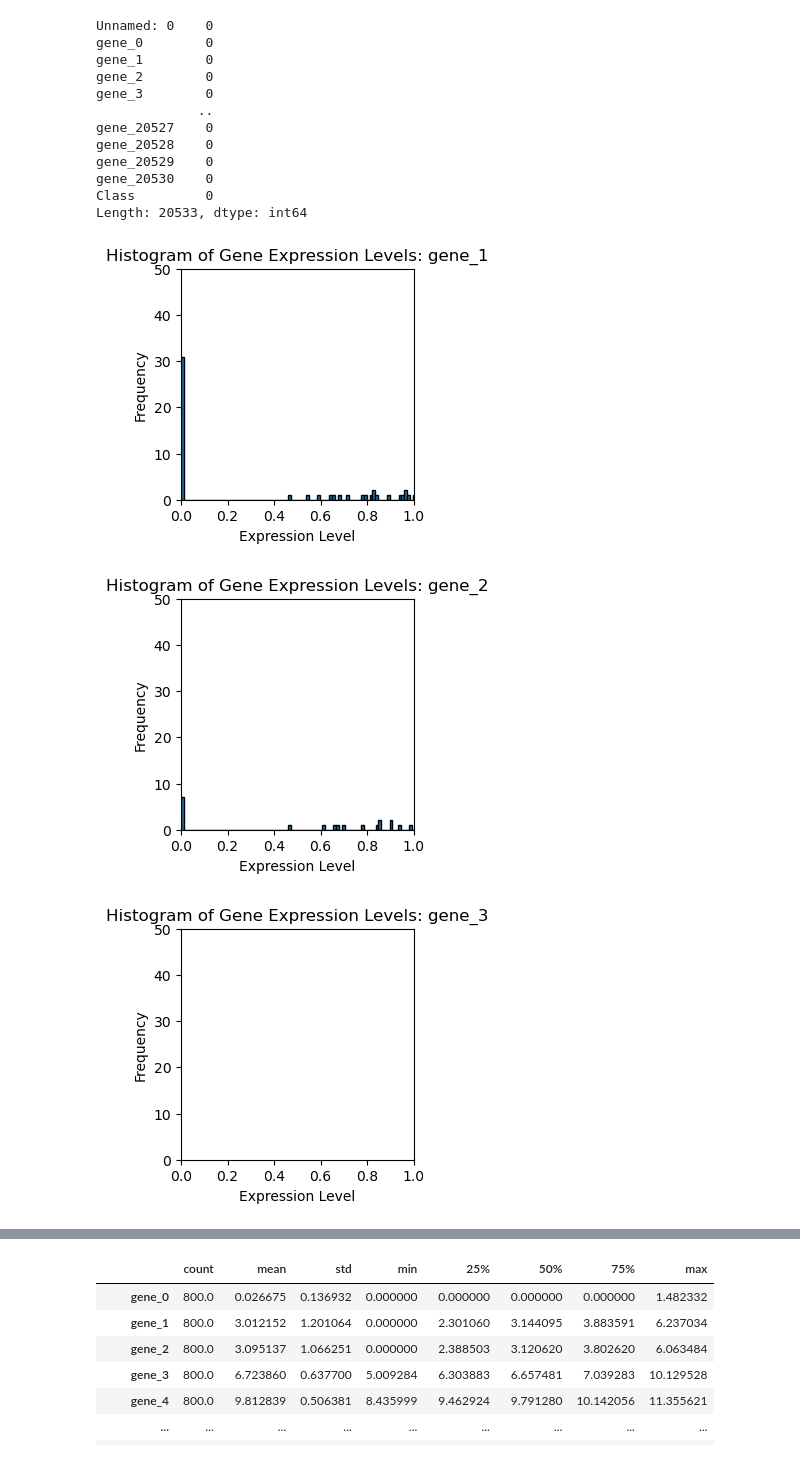
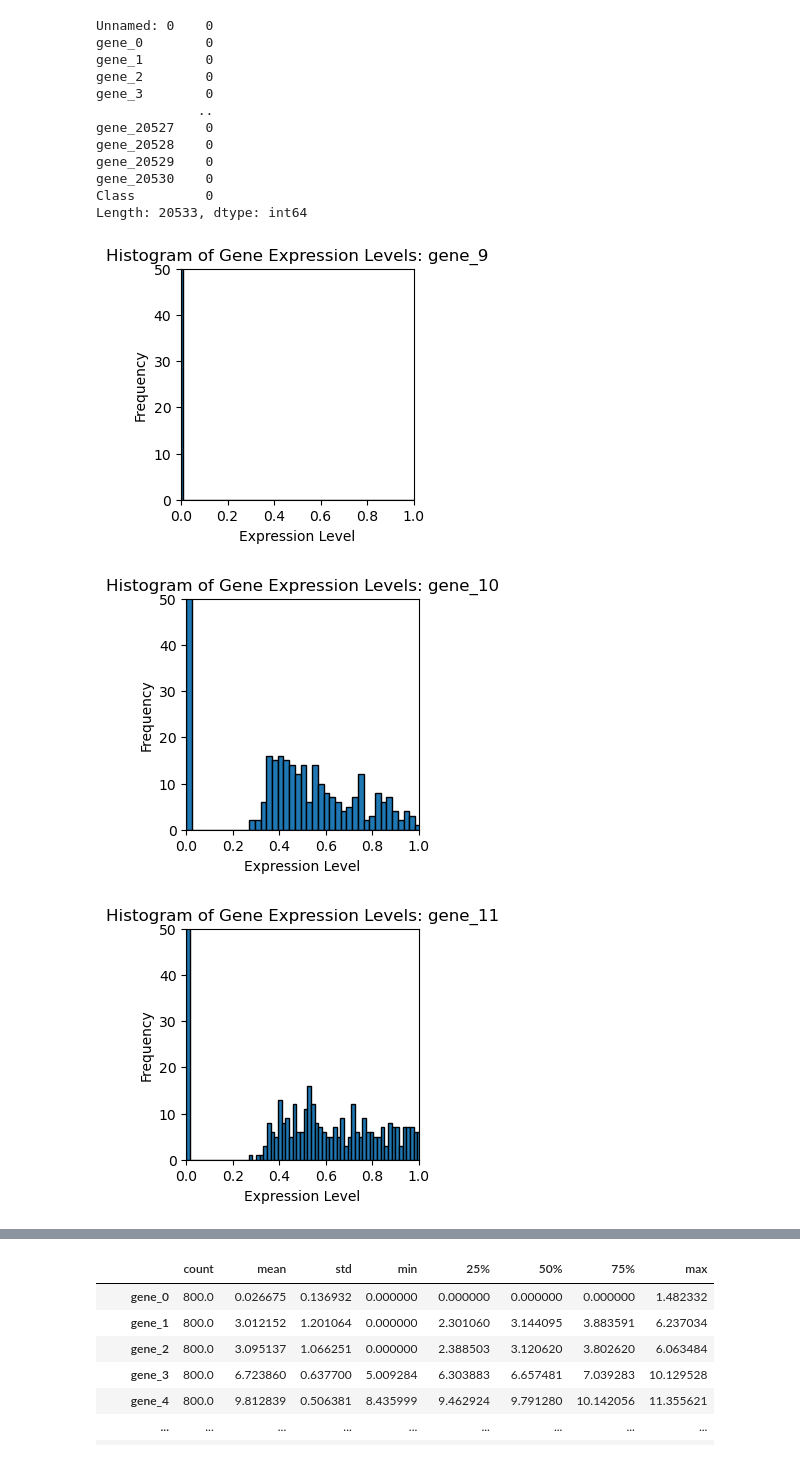
Before and after one commit to StevenN2021/Cancer-Subset-Predictor, a Jupyter notebook: notebooks/eda.ipynb, the cells around one changed output, grey strips where cells are left out. Saved outputs shown, nothing was run; the diff lists cells and outputs as text; code cells hidden in the pictures.

```diff
--- a/notebooks/eda.ipynb
+++ b/notebooks/eda.ipynb
@@ -48,20 +50,21 @@ Length: 20533, dtype: int64
 # %%
 #histogram of gene expression values
 
 def histogram_of_gene_expression(data_col):
     gene_name = data.columns[i]
     plt.figure(figsize=(3, 3))
     plt.hist(data_col.values.flatten(), bins=500, edgecolor='black')
     plt.xlabel('Expression Level')
     plt.ylabel('Frequency')
     plt.title('Histogram of Gene Expression Levels: ' + gene_name)
     plt.xlim(0, 1)
     plt.ylim(0, 50)
+    plt.savefig('/Users/stevennguyen/Projects/Cancer-Subset-Predictor-/reports/histogram_' + gene_name + '.pdf')
     plt.show()
 
-for i in range(2,6):
+for i in range(10,16):
     histogram_of_gene_expression(data.iloc[1:801, i])
 # %% [output]
-[figure, old version]
+[figure, new version]
-[figure, old version]
+[figure, new version]
-[figure, old version]
+[figure, new version]
```
Also changed, not shown: parts of 3 cells of this notebook, 12 other files.
